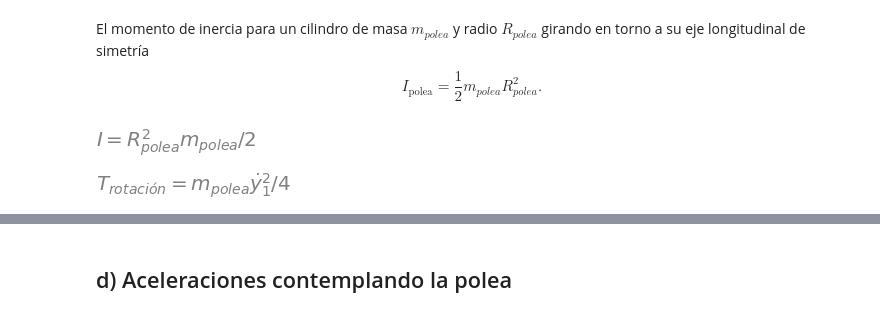
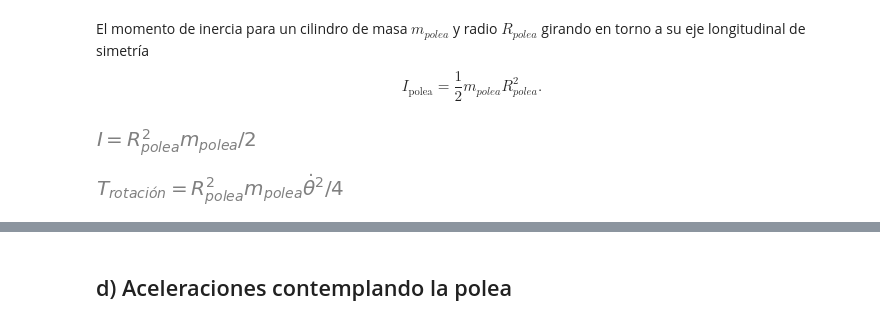
Before and after one commit to unlam/MecanicaAnaliticaComputacional, a Jupyter notebook: 04Ligaduras/atwood_Ligaduras.ipynb, the cells around one changed output, grey strips where cells are left out. Saved outputs shown, nothing was run; the diff lists cells and outputs as text; code cells hidden in the pictures.

```diff
--- a/04Ligaduras/atwood_Ligaduras.ipynb
+++ b/04Ligaduras/atwood_Ligaduras.ipynb
@@ -338,8 +317,9 @@ def energíaCinéticaRotación(momentoDeInercia, velocidadAngular):
         unMedio* momentoDeInercia* velocidadAngular**2
      ).simplify()
     return T_rotación
-# %%
-T_rotaciónPolea = energíaCinéticaRotación(polea_I.rhs, zeta_p_noDesliza.rhs)
-T_rotaciónPolea
-# %% [output]
-[figure, removed]
+# %%
+zeta = me.dynamicsymbols('theta') # ángulo de la polea
+T_rotaciónPolea = energíaCinéticaRotación(polea_I.rhs, zeta.diff(t))
+T_rotaciónPolea
+# %% [output]
+[figure, added]
```
Also changed, not shown: parts of 18 cells of this notebook.
